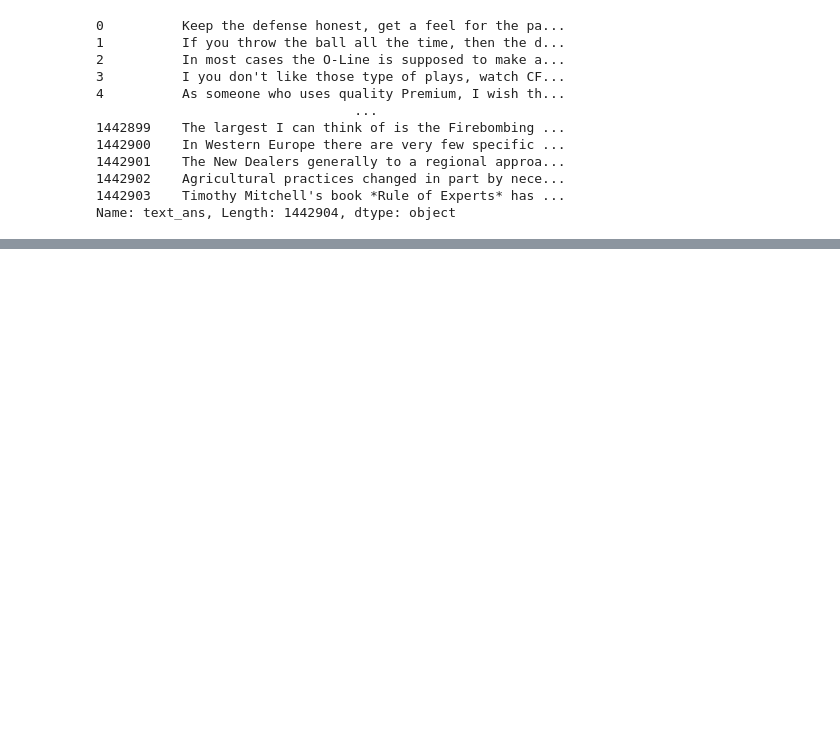
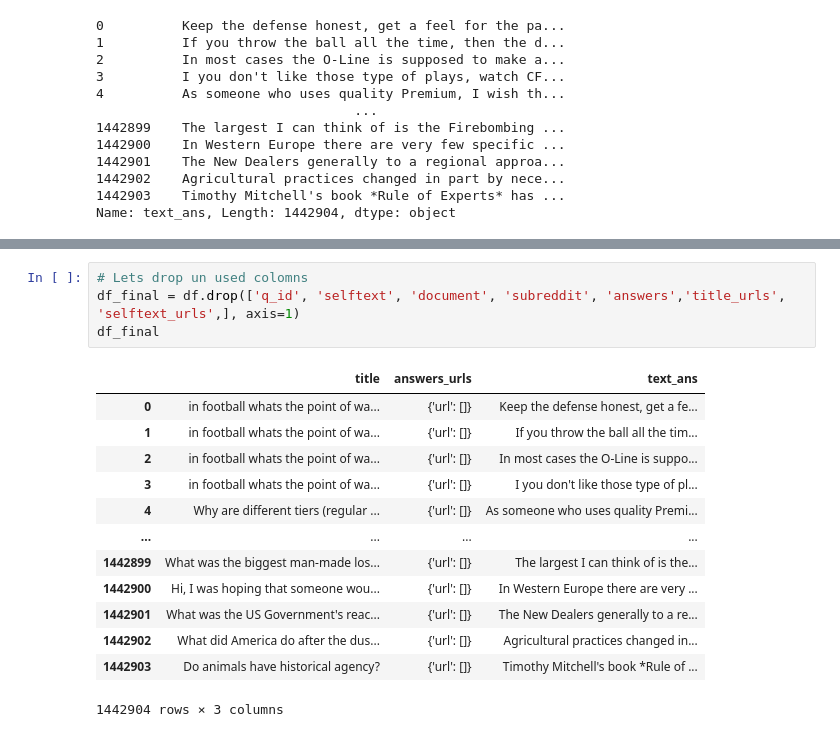
Before and after one commit to safeer-maker/Question-Answering-with-LLM, a Jupyter notebook: Question_answering_with_T5.ipynb, the cells around one changed output, grey strips where cells are left out. Cells and saved outputs as stored; diff of their text form; blank space fills up the shorter version.

```diff
--- a/Question_answering_with_T5.ipynb
+++ b/Question_answering_with_T5.ipynb
@@ -274,0 +286,18 @@ Name: text_ans, Length: 1442904, dtype: object>
+# %%
+# Lets drop un used colomns
+df_final = df.drop(['q_id', 'selftext', 'document', 'subreddit', 'answers','title_urls', 'selftext_urls',], axis=1)
+df_final
+# %% [output]
+|  | title | answers_urls | text_ans |
+| 0 | in football whats the point of wa... | {'url': []} | Keep the defense honest, get a fe... |
+| 1 | in football whats the point of wa... | {'url': []} | If you throw the ball all the tim... |
+| 2 | in football whats the point of wa... | {'url': []} | In most cases the O-Line is suppo... |
+| 3 | in football whats the point of wa... | {'url': []} | I you don't like those type of pl... |
+| 4 | Why are different tiers (regular ... | {'url': []} | As someone who uses quality Premi... |
+| ... | ... | ... | ... |
+| 1442899 | What was the biggest man-made los... | {'url': []} | The largest I can think of is the... |
+| 1442900 | Hi, I was hoping that someone wou... | {'url': []} | In Western Europe there are very ... |
+| 1442901 | What was the US Government's reac... | {'url': []} | The New Dealers generally to a re... |
+| 1442902 | What did America do after the dus... | {'url': []} | Agricultural practices changed in... |
+| 1442903 | Do animals have historical agency? | {'url': []} | Timothy Mitchell's book *Rule of ... |
+1442904 rows × 3 columns
```
Also changed, not shown: parts of 28 cells of this notebook.
